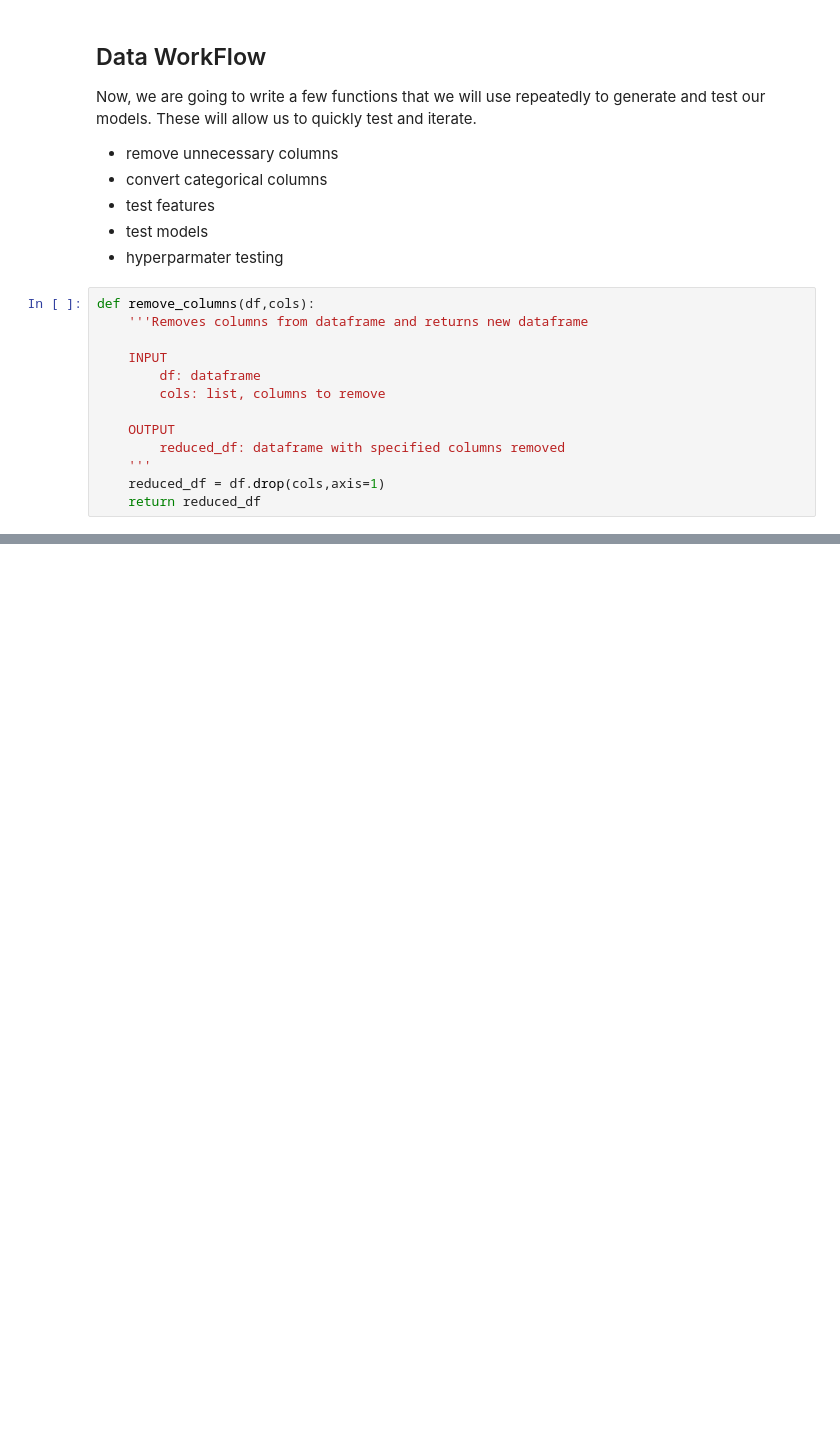
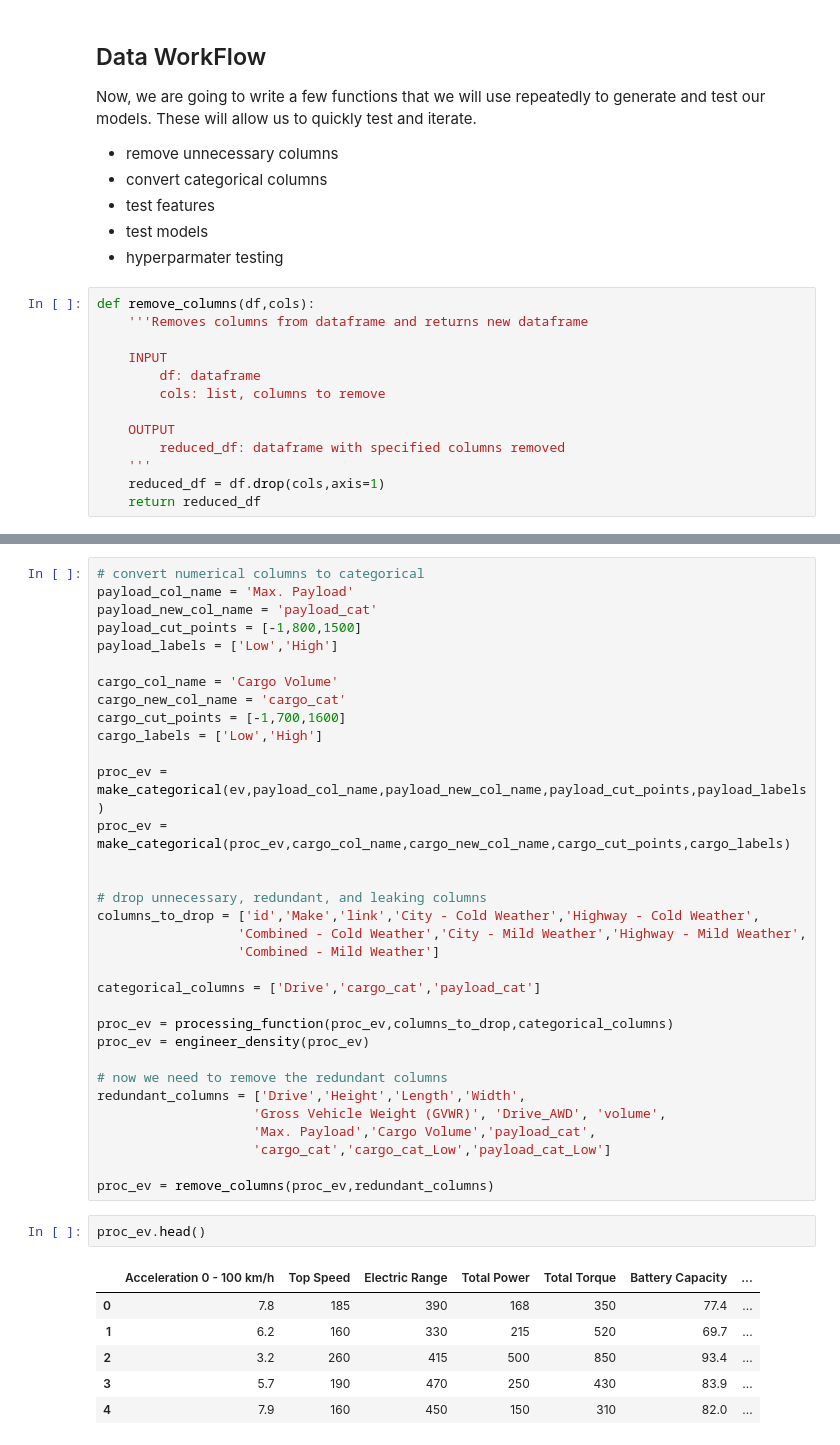
Before and after one commit to joshfuchs/DataScience_projects, a Jupyter notebook: electric_vehicles.ipynb, the cells around one changed output, grey strips where cells are left out. Drawn from its saved outputs; the diff is of its cells as text; blank space fills up the shorter version.

```diff
--- a/electric_vehicles.ipynb
+++ b/electric_vehicles.ipynb
@@ -276,0 +402,42 @@ def remove_columns(df,cols):
+# %%
+# convert numerical columns to categorical
+payload_col_name = 'Max. Payload'
+payload_new_col_name = 'payload_cat'
+payload_cut_points = [-1,800,1500]
+payload_labels = ['Low','High']
+
+cargo_col_name = 'Cargo Volume'
+cargo_new_col_name = 'cargo_cat'
+cargo_cut_points = [-1,700,1600]
+cargo_labels = ['Low','High']
+
+proc_ev = make_categorical(ev,payload_col_name,payload_new_col_name,payload_cut_points,payload_labels)
+proc_ev = make_categorical(proc_ev,cargo_col_name,cargo_new_col_name,cargo_cut_points,cargo_labels)
+
+
+# drop unnecessary, redundant, and leaking columns
+columns_to_drop = ['id','Make','link','City - Cold Weather','Highway - Cold Weather',
+                  'Combined - Cold Weather','City - Mild Weather','Highway - Mild Weather',
+                  'Combined - Mild Weather']
+
+categorical_columns = ['Drive','cargo_cat','payload_cat']
+
+proc_ev = processing_function(proc_ev,columns_to_drop,categorical_columns)
+proc_ev = engineer_density(proc_ev)
+
+# now we need to remove the redundant columns
+redundant_columns = ['Drive','Height','Length','Width',
+                    'Gross Vehicle Weight (GVWR)', 'Drive_AWD', 'volume',
+                    'Max. Payload','Cargo Volume','payload_cat',
+                    'cargo_cat','cargo_cat_Low','payload_cat_Low']
+
+proc_ev = remove_columns(proc_ev,redundant_columns)
+# %%
+proc_ev.head()
+# %% [output]
+|  | Acceleration 0 - 100 km/h | Top Speed | Electric Range | Total Power | Total Torque | Battery Capacity | ... |
+| 0 | 7.8 | 185 | 390 | 168 | 350 | 77.4 | ... |
+| 1 | 6.2 | 160 | 330 | 215 | 520 | 69.7 | ... |
+| 2 | 3.2 | 260 | 415 | 500 | 850 | 93.4 | ... |
+| 3 | 5.7 | 190 | 470 | 250 | 430 | 83.9 | ... |
+| 4 | 7.9 | 160 | 450 | 150 | 310 | 82.0 | ... |
```
Also changed, not shown: parts of 22 cells of this notebook.
